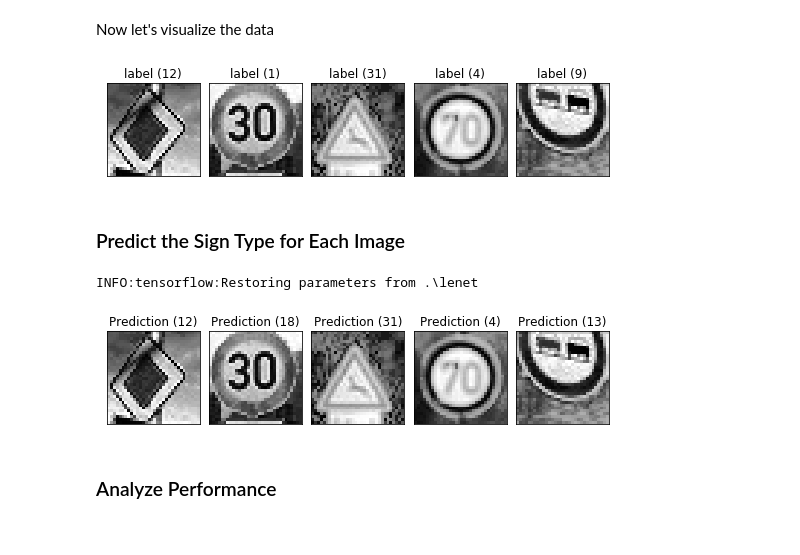
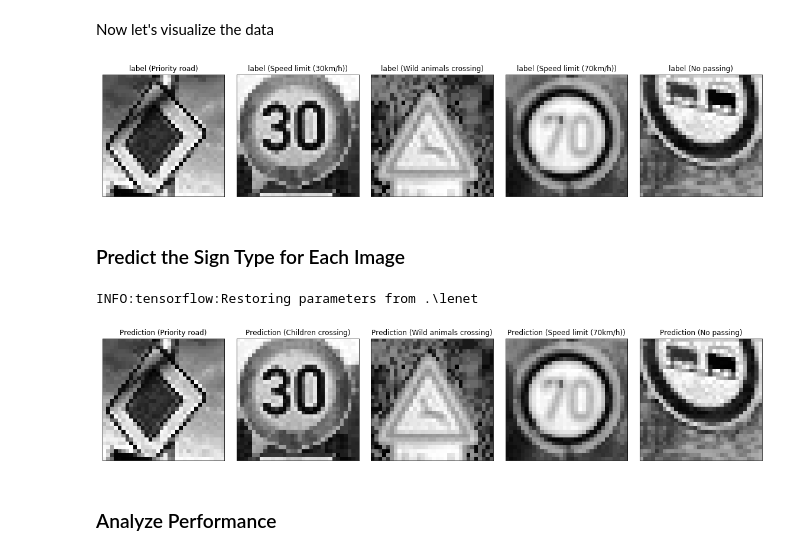
Before and after one commit to melsobky/carnd_T1_P2_tsc, a Jupyter notebook: Traffic_Sign_Classifier.ipynb, the cells around one changed output. Cells and saved outputs as stored; diff of their text form; code cells hidden in the pictures.

```diff
--- a/Traffic_Sign_Classifier.ipynb
+++ b/Traffic_Sign_Classifier.ipynb
@@ -103,0 +170,4 @@ plt.show()
+# %%
+if not os.path.isfile(augmented_file):
+    X_train = np.concatenate((X_train,augmented_samples),axis=0)
+    y_train = np.concatenate((y_train,labels_for_augmentation),axis=0)
@@ -103,0 +176,6 @@ plt.show()
+# %%
+fig, ax = plt.subplots()
+x,indexs,y = np.unique(y_train,return_counts = True,return_index=True)
+ax.bar(x, y, .5, color='b')
+ax.set_xlabel('Label')
+ax.set_ylabel('Number of samples per label')
@@ -120,24 +260,0 @@ import cv2
-# %%
-def normalize_grayscale(image_data):
-    """
-    Normalize the image data with Min-Max scaling to a range of [0.1, 0.9]
-    :param image_data: The image data to be normalized
-    :return: Normalized image data
-    """
-    a = 0.1
-    b = 0.9
-    return (a + (image_data)*(b - a)/255)
-
-def grayscale(img):
-    """Applies the Grayscale transform
-    This will return an image with only one color channel"""
-    return cv2.cvtColor(img, cv2.COLOR_RGB2GRAY)
-
-def preprocess_data(data):
-    preprocessed_data = []
-    for image in data:
-        image = grayscale(image)
-        image = cv2.equalizeHist(image)
-        image = normalize_grayscale(image)
-        preprocessed_data.append(image)
-    return preprocessed_data
@@ -318,3 +500,10 @@ Now let's try our model on 5 new images from the internet
+# %%
+import csv
+sign_names_dict = {}
+with open('signnames.csv') as csvfile:
+    reader = csv.reader(csvfile, delimiter=',')
+    for i in reader:
+        sign_names_dict[i[0]]=i[1]
 # %% [markdown]
 ### Load and Output the Images
 # %%
@@ -335,16 +524,16 @@ images = preprocess_data(images)
 # %% [markdown]
 Now let's visualize the data
 # %%
-fig, axes = plt.subplots(1, 5, figsize=(9, 9),
+fig, axes = plt.subplots(1, 5, figsize=(20, 20),
                          subplot_kw={'xticks': [], 'yticks': []})
 
 fig.subplots_adjust(hspace=2, wspace=0.1)
 
 for ax, image,label in zip(axes.flat, images,labels):
     ax.imshow(image,cmap='gray')
-    ax.set_title("label ({})".format(label))
+    ax.set_title("label ({})".format(sign_names_dict[label]))
 # %% [output]
-[figure, old version]
+[figure, new version]
 # %% [markdown]
 ### Predict the Sign Type for Each Image
 # %%
@@ -354,24 +543,24 @@ def getPrediction(X_data):
         saver.restore(sess, tf.train.latest_checkpoint('.'))
         batch_x = np.expand_dims(X_data, axis=3)
         predictions = sess.run(logits, feed_dict={x: batch_x, keep_prob : 1})
-        top_predictions = sess.run(tf.nn.top_k(predictions, k=5))
+        top5_predictions = sess.run(tf.nn.top_k(predictions, k=5))
         predictions = sess.run(tf.argmax(predictions, 1))
-    return predictions,top_predictions
+    return predictions,top5_predictions
 
-predictions, top_predictions = getPrediction(images)
+predictions, top5_predictions = getPrediction(images)
 
 
-fig, axes = plt.subplots(1, 5, figsize=(9, 9),
+fig, axes = plt.subplots(1, 5, figsize=(20, 20),
                          subplot_kw={'xticks': [], 'yticks': []})
 
 fig.subplots_adjust(hspace=2, wspace=0.1)
 
 for ax, image,label in zip(axes.flat, images,predictions):
     ax.imshow(image,cmap='gray')
-    ax.set_title("Prediction ({})".format(label))
+    ax.set_title("Prediction ({})".format(sign_names_dict[str(label)]))
 # %% [output]
 INFO:tensorflow:Restoring parameters from .\lenet
-[figure, old version]
+[figure, new version]
 # %% [markdown]
 ### Analyze Performance
 # %%
```
Also changed, not shown: parts of 43 cells of this notebook, 16 other files.
